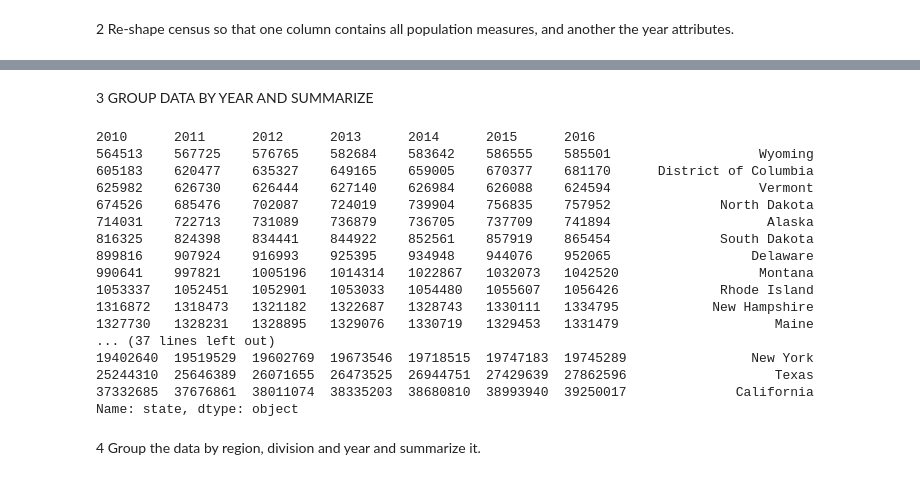
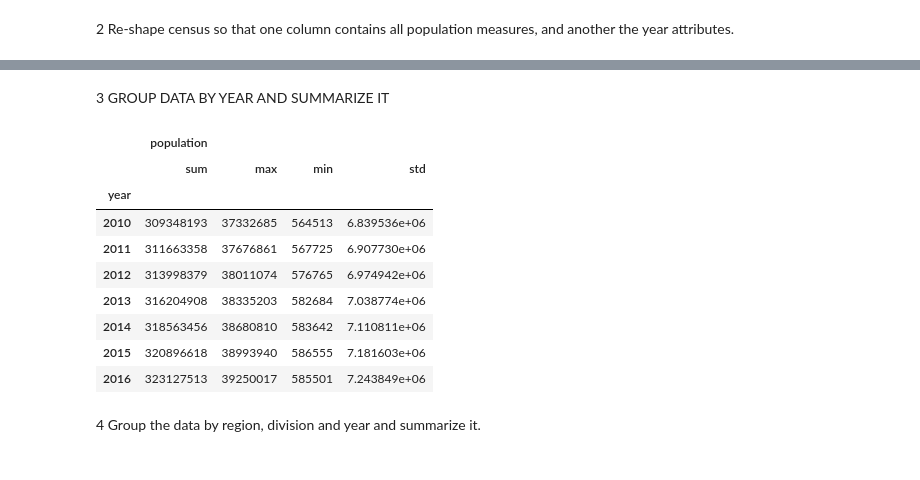
Before and after one commit to AlexBB999/THINK, a Jupyter notebook: NYC_Flights.ipynb, the cells around one changed output, grey strips where cells are left out. Drawn from its saved outputs; the diff is of its cells as text; code cells hidden in the pictures.

```diff
--- a/NYC_Flights.ipynb
+++ b/NYC_Flights.ipynb
@@ -199,0 +68,2 @@ dft_census
+# %%
+census_melt=pd.melt(frame=df_census, id_vars=["state"],var_name='year',value_name="population")
@@ -200,23 +86,18 @@ dft_census
 # %% [markdown]
- 3    GROUP DATA BY YEAR AND SUMMARIZE
+3   GROUP DATA BY YEAR AND SUMMARIZE IT
+# %%
+census_melt[:357].groupby("year").agg({"population": ['sum','max','min', 'std']})
+# %% [output]
+|  | population |  |  |  |
+|  | sum | max | min | std |
+| year |  |  |  |  |
+| 2010 | 309348193 | 37332685 | 564513 | 6.839536e+06 |
+| 2011 | 311663358 | 37676861 | 567725 | 6.907730e+06 |
+| 2012 | 313998379 | 38011074 | 576765 | 6.974942e+06 |
+| 2013 | 316204908 | 38335203 | 582684 | 7.038774e+06 |
+| 2014 | 318563456 | 38680810 | 583642 | 7.110811e+06 |
+| 2015 | 320896618 | 38993940 | 586555 | 7.181603e+06 |
+| 2016 | 323127513 | 39250017 | 585501 | 7.243849e+06 |
 # %%
-df_census.groupby(["2010","2011","2012","2013","2014","2015","2016"])["state"].sum()
+df_census.groupby("2010","2011","2012","2013","2014","2015","2016").describe()
-# %% [output]
-2010      2011      2012      2013      2014      2015      2016
-564513    567725    576765    582684    583642    586555    585501                   Wyoming
-605183    620477    635327    649165    659005    670377    681170      District of Columbia
-625982    626730    626444    627140    626984    626088    624594                   Vermont
-674526    685476    702087    724019    739904    756835    757952              North Dakota
-714031    722713    731089    736879    736705    737709    741894                    Alaska
-816325    824398    834441    844922    852561    857919    865454              South Dakota
-899816    907924    916993    925395    934948    944076    952065                  Delaware
-990641    997821    1005196   1014314   1022867   1032073   1042520                  Montana
-1053337   1052451   1052901   1053033   1054480   1055607   1056426             Rhode Island
-1316872   1318473   1321182   1322687   1328743   1330111   1334795            New Hampshire
-1327730   1328231   1328895   1329076   1330719   1329453   1331479                    Maine
-... (37 lines left out)
-19402640  19519529  19602769  19673546  19718515  19747183  19745289                New York
-25244310  25646389  26071655  26473525  26944751  27429639  27862596                   Texas
-37332685  37676861  38011074  38335203  38680810  38993940  39250017              California
-Name: state, dtype: object
 # %% [markdown]
```
Also changed, not shown: parts of 22 cells of this notebook.
